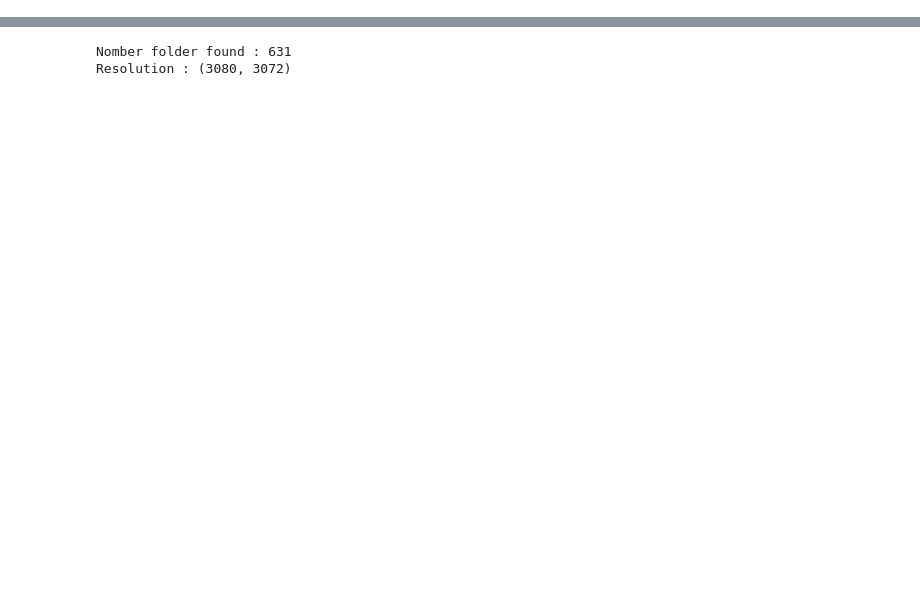
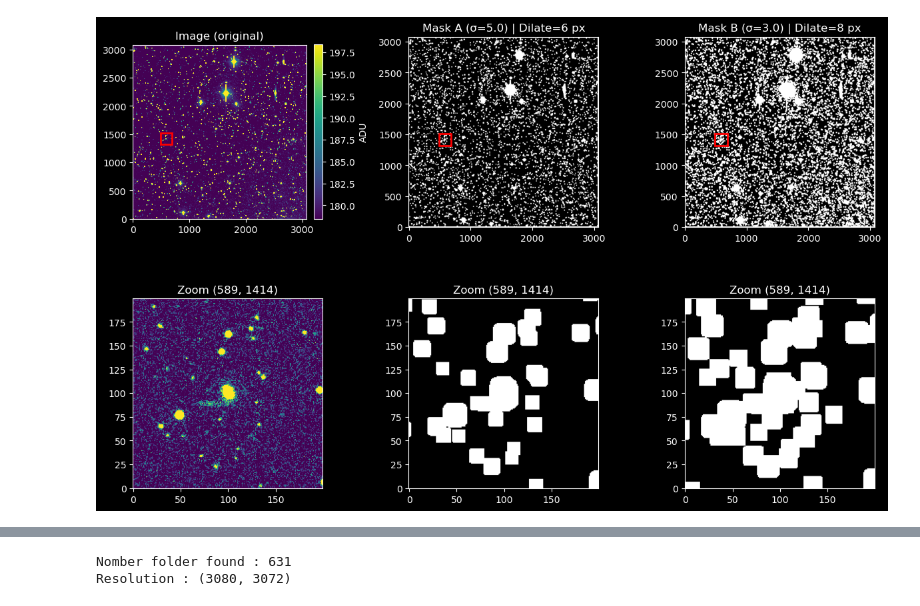
Before and after one commit to Quarvois/ztf-image-processing-pipeline, a Jupyter notebook: Notebook_ZTF_Pipeline.ipynb, the cells around one changed output, grey strips where cells are left out. Drawn from its saved outputs; the diff is of its cells as text; code cells hidden in the pictures; blank space fills up the shorter version.

```diff
--- a/Notebook_ZTF_Pipeline.ipynb
+++ b/Notebook_ZTF_Pipeline.ipynb
@@ -33,74 +86,92 @@ def radec_to_pixel(ra, dec, wcs, integer=False):
         x, y = int(x), int(y)
     return x, y
 
+
 def Mask_Test(frame, sigma1, dilate1, sigma2, dilate2, center_pix=None, vmin=None, vmax=None):
     """
-    show the effect of different mask parameters on the same image, with a zoom on a specific area (center_pix) if provided.
+    Show the effect of two different mask configurations on the same image.
+
+    We work on fresh SingleFrame copies so that build_mask() — which now
+    writes NaN into self.data — never mutates the original frame passed in.
     """
-    orig_sigma = frame.cfg.mask.detect_sigma
-    orig_dilate = frame.cfg.mask.dilate_pix
+    # ── Make two independent copies: one per mask config ─────────────────
+    # We reload from disk to get a pristine, unmodified data array.
+    frame_a = SingleFrame(frame.path, frame.cfg)
+    frame_a.cfg.mask.detect_sigma = sigma1
+    frame_a.cfg.mask.dilate_pix   = dilate1
+    mask1 = frame_a.build_mask()   # NaNs written into frame_a.data, not frame
 
-    frame.cfg.mask.detect_sigma = sigma1
-    frame.cfg.mask.dilate_pix = dilate1
-    mask1 = frame.build_mask()
+    frame_b = SingleFrame(frame.path, frame.cfg)
+    frame_b.cfg.mask.detect_sigma = sigma2
+    frame_b.cfg.mask.dilate_pix   = dilate2
+    mask2 = frame_b.build_mask()   # NaNs written into frame_b.data, not frame
 
-    frame.cfg.mask.detect_sigma = sigma2
-    frame.cfg.mask.dilate_pix = dilate2
-    mask2 = frame.build_mask()
-
-    frame.cfg.mask.detect_sigma = orig_sigma
-    frame.cfg.mask.dilate_pix = orig_dilate
-
-
+    # ── Layout ───────────────────────────────────────────────────────────
     h, w = frame.data.shape
-    if center_pix is None:
-        cx, cy = w // 2, h // 2
-    else:
-        cx, cy = center_pix
+    cx, cy = center_pix if center_pix is not None else (w // 2, h // 2)
 
     z_size = 100
-    y_min, y_max = int(np.clip(cy - z_size, 0, h)), int(np.clip(cy + z_size, 0, h))
-    x_min, x_max = int(np.clip(cx - z_size, 0, w)), int(np.clip(cx + z_size, 0, w))
+    y_min = int(np.clip(cy - z_size, 0, h))
+    y_max = int(np.clip(cy + z_size, 0, h))
+    x_min = int(np.clip(cx - z_size, 0, w))
+    x_max = int(np.clip(cx + z_size, 0, w))
     zoom_slice = (slice(y_min, y_max), slice(x_min, x_max))
 
-
-    vmin = vmin if vmin is not None else np.percentile(frame.data, 5)
-    vmax = vmax if vmax is not None else np.percentile(frame.data, 98)
+    _vmin = vmin if vmin is not None else np.nanpercentile(frame.data, 5)
+    _vmax = vmax if vmax is not None else np.nanpercentile(frame.data, 98)
 
     plt.style.use('dark_background')
     fig, axes = plt.subplots(2, 3, figsize=(12, 8))
 
-    col_titles = ["Image", f"Mask A (σ={sigma1})", f"Mask B (σ={sigma2})"]
+    col_titles = [
+        "Image (original)",
+        f"Mask A (σ={sigma1}) | Dilate={dilate1} px",
+        f"Mask B (σ={sigma2}) | Dilate={dilate2} px",
+    ]
+    # Display the *original* frame.data (untouched) alongside the two masks
     datasets = [frame.data, mask1, mask2]
-    cmaps = ['viridis', 'gray', 'gray']
+    cmaps    = ['viridis', 'gray', 'gray']
 
     for i in range(3):
-        # Complete images
+        is_img = (i == 0)
+
+        # Full image row
         ax_full = axes[0, i]
-        img = ax_full.imshow(datasets[i], cmap=cmaps[i], origin='lower',
-                             vmin=(vmin if i==0 else None), vmax=(vmax if i==0 else None))
+        img = ax_full.imshow(
+            datasets[i], cmap=cmaps[i], origin='lower',
+            vmin=(_vmin if is_img else None),
+            vmax=(_vmax if is_img else None),
+        )
         ax_full.set_title(col_titles[i])
-
-        # Rectangle of zoom area
-        rect = patches.Rectangle((x_min, y_min), x_max-x_min, y_max-y_min,
-                                 linewidth=2, edgecolor='red', facecolor='none')
+        rect = patches.Rectangle(
+            (x_min, y_min), x_max - x_min, y_max - y_min,
+            linewidth=2, edgecolor='red', facecolor='none',
+        )
         ax_full.add_patch(rect)
-
-        if i == 0:
+        if is_img:
             fig.colorbar(img, ax=ax_full, label='ADU', fraction=0.046, pad=0.04)
 
-        # Zooms
+        # Zoom row
         ax_zoom = axes[1, i]
-        ax_zoom.imshow(datasets[i][zoom_slice], cmap=cmaps[i], origin='lower',
-                        vmin=(vmin if i==0 else None), vmax=(vmax if i==0 else None))
+        ax_zoom.imshow(
+            datasets[i][zoom_slice], cmap=cmaps[i], origin='lower',
+            vmin=(_vmin if is_img else None),
+            vmax=(_vmax if is_img else None),
+        )
         ax_zoom.set_title(f"Zoom ({cx:.0f}, {cy:.0f})")
 
     plt.tight_layout()
     plt.show()
 
-#TEST ME
-ra = 127.448018
+
+# ── TEST ─────────────────────────────────────────────────────────────────
+ra  = 127.448018
 dec = 33.906536
 x, y = radec_to_pixel(ra, dec, frame.wcs)
 
-Mask_Test(frame, 3.0, 6, 3.0, 8, center_pix=(x, y), vmin=np.nanmedian(frame.data), vmax=np.nanmedian(frame.data) + 20)
+Mask_Test(frame, 5.0, 6, 3.0, 8,
+          center_pix=(x, y),
+          vmin=np.nanmedian(frame.data),
+          vmax=np.nanmedian(frame.data) + 20)
+# %% [output]
+[figure, added]
```
Also changed, not shown: parts of 18 cells of this notebook, 1 other file.
